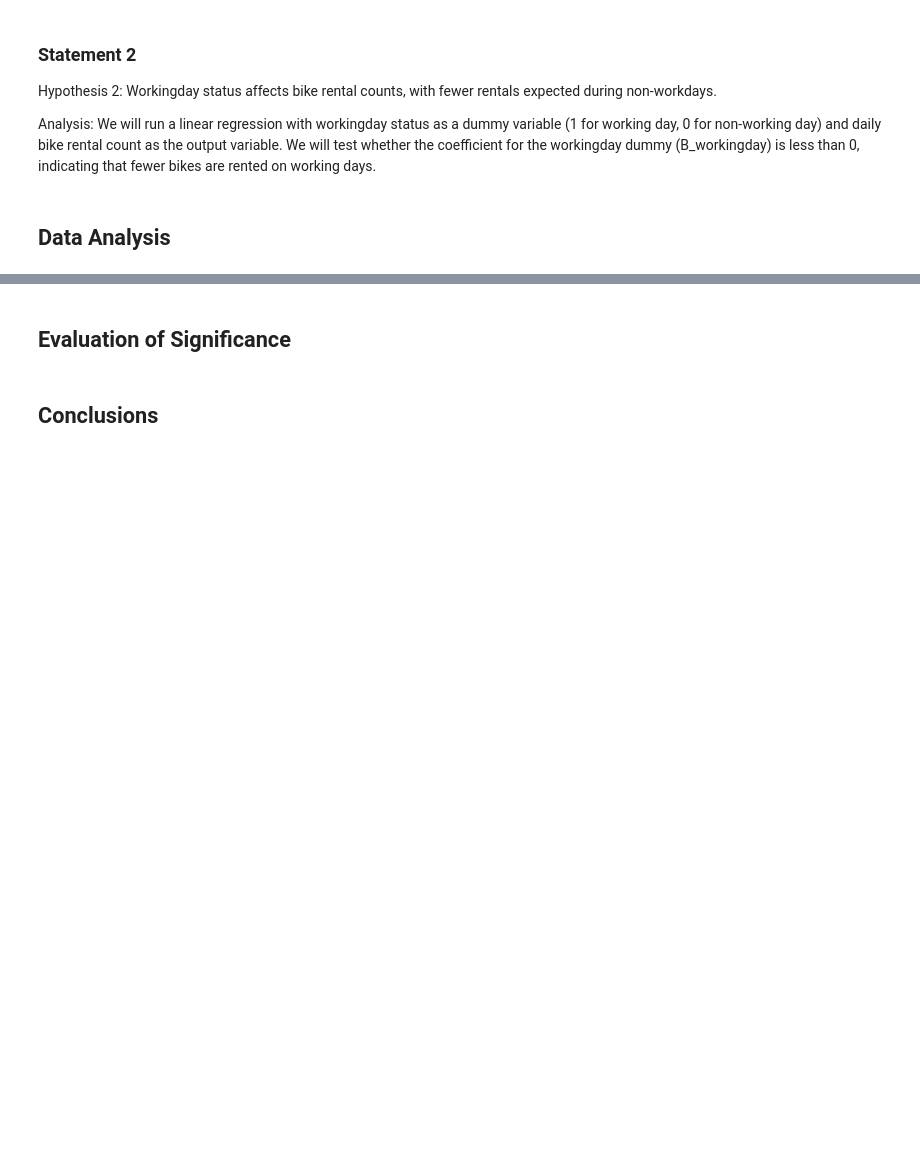
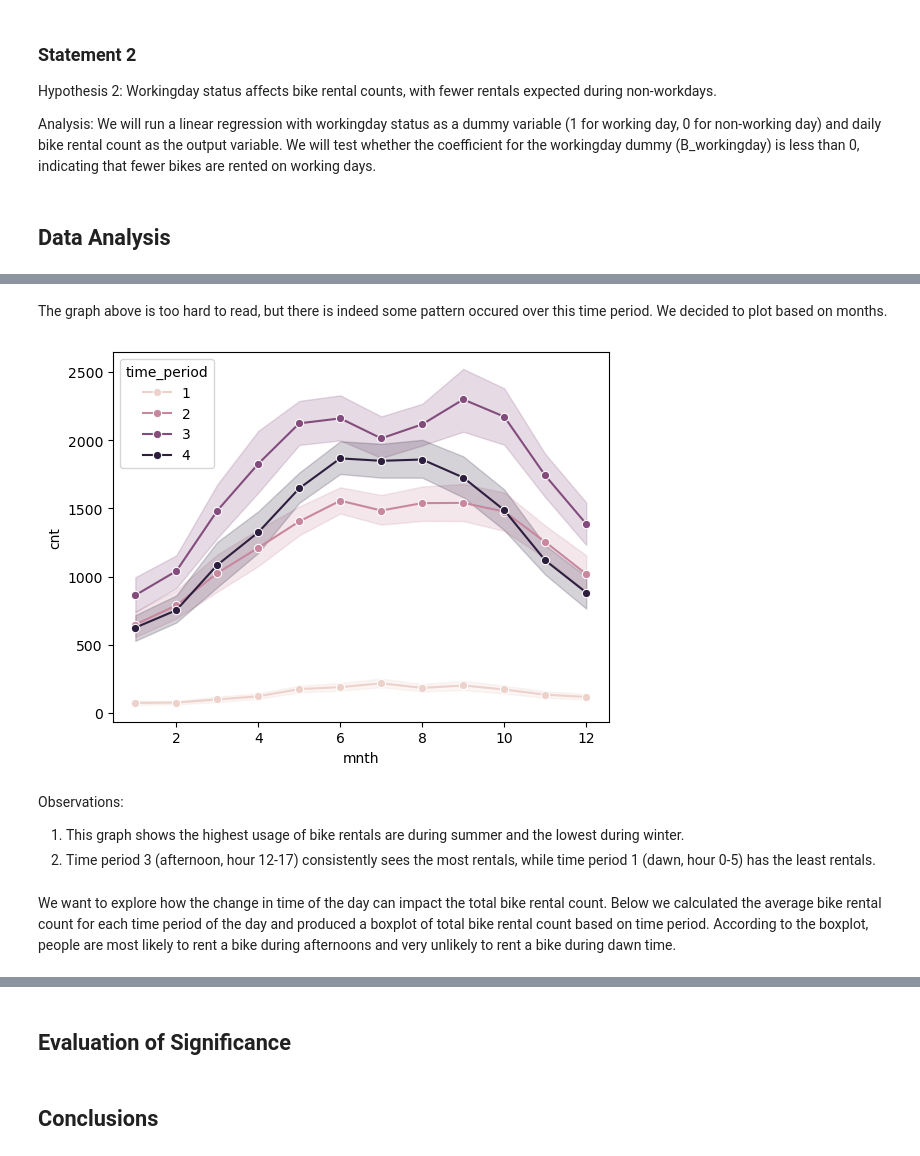
Before and after one commit to victorialiu7/info2950-final-proj, a Jupyter notebook: Info2950 Phase 4.ipynb, the cells around one changed output, grey strips where cells are left out. Drawn from its saved outputs; the diff is of its cells as text; code cells hidden in the pictures; blank space fills up the shorter version.

```diff
--- a/Info2950 Phase 4.ipynb
+++ b/Info2950 Phase 4.ipynb
@@ -231,0 +305,14 @@ Analysis: We will run a linear regression with workingday status as a dummy vari
+# %% [markdown]
+The graph above is too hard to read, but there is indeed some pattern occured over this time period. We decided to plot based on months.
+# %%
+# plot the change of total rental count over time (months)
+sns.lineplot(data_clean, x='mnth', y='cnt', hue="time_period", marker='o');
+# %% [output]
+[figure, added]
+# %% [markdown]
+Observations:
+1. This graph shows the highest usage of bike rentals are during summer and the lowest during winter.
+2. Time period 3 (afternoon, hour 12-17) consistently sees the most rentals, while time period 1 (dawn, hour 0-5) has the least rentals.
+# %% [markdown]
+We want to explore how the change in time of the day can impact the total bike rental count. Below we calculated the average bike rental count for each time period of the day and produced a boxplot of total bike rental count based on time period.
+According to the boxplot, people are most likely to rent a bike during afternoons and very unlikely to rent a bike during dawn time.
```
Also changed, not shown: parts of 23 cells of this notebook, 1 other file.
